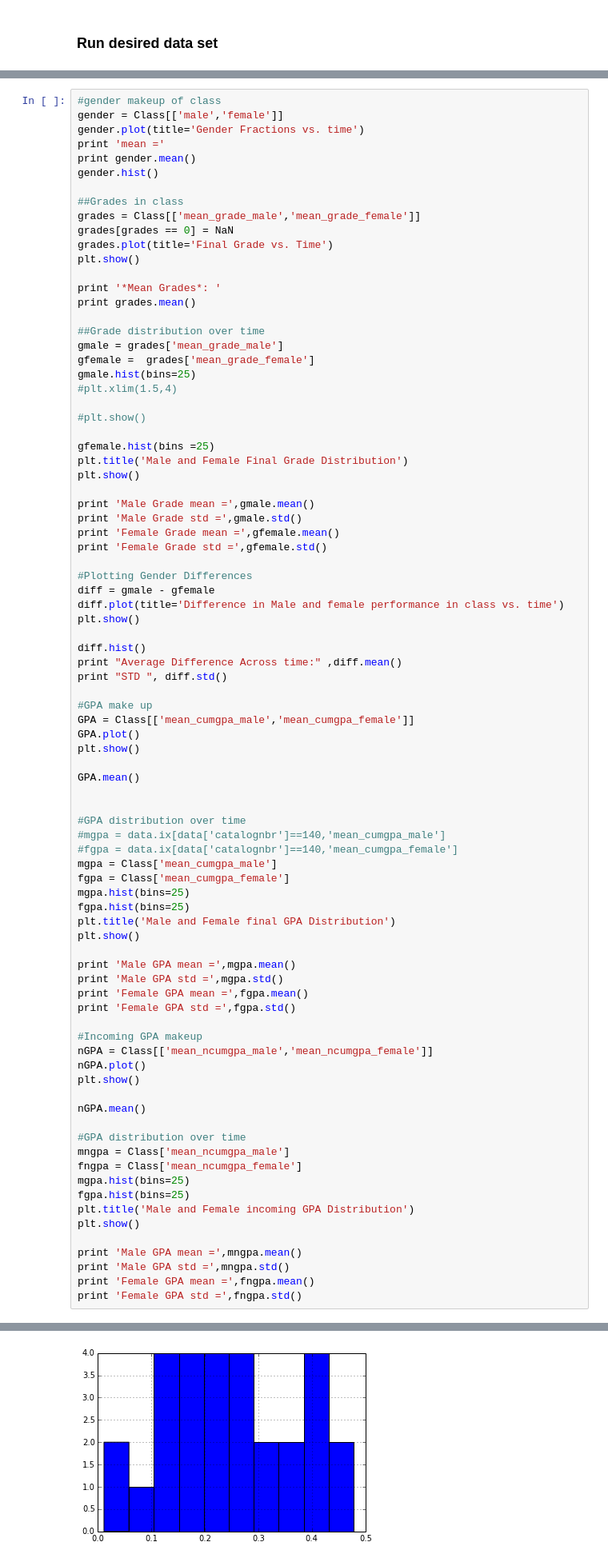
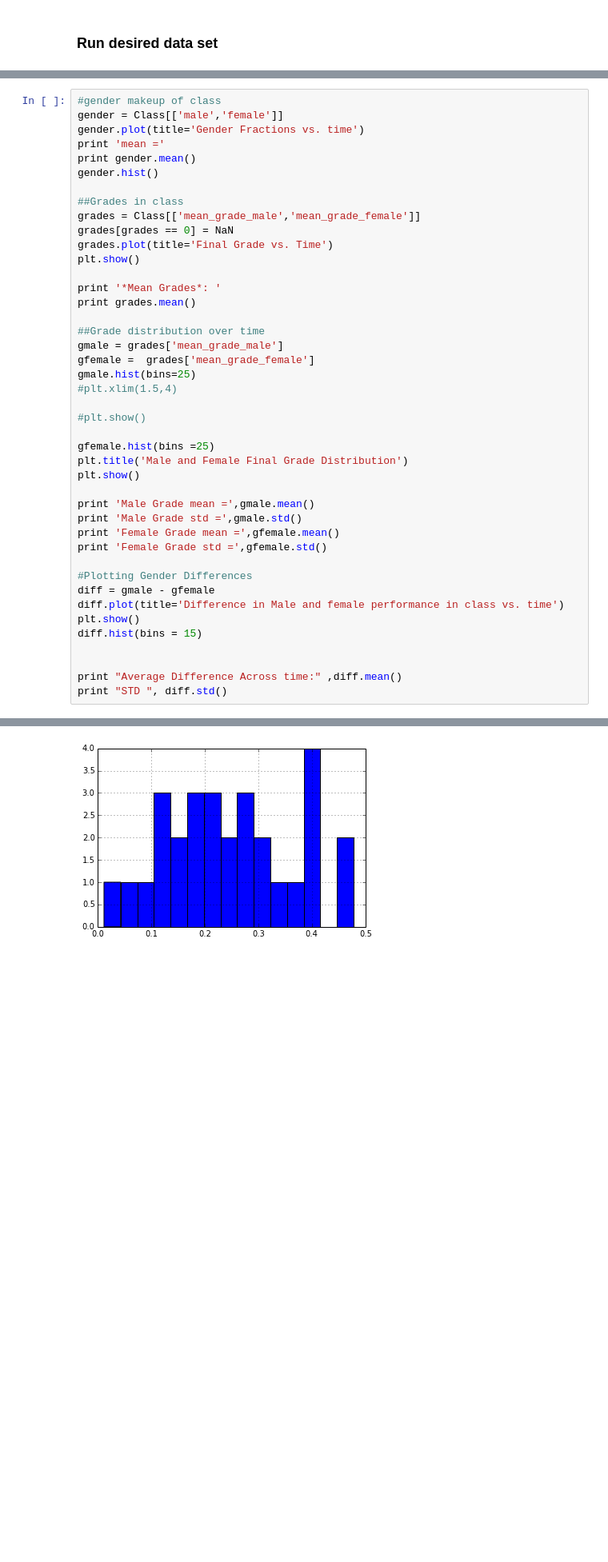
Before and after one commit to mkowshik/scaling-tribble, a Jupyter notebook: REBUILD DATA scripts/Final Scripts for Single Subject.ipynb, the cells around one changed output, grey strips where cells are left out. Shown: that part at 80% size. Saved outputs shown, nothing was run; the diff lists cells and outputs as text; blank space fills up the shorter version.

```diff
--- a/REBUILD DATA scripts/Final Scripts for Single Subject.ipynb
+++ b/REBUILD DATA scripts/Final Scripts for Single Subject.ipynb
@@ -55,75 +88,33 @@ print 'Male Grade std =',gmale.std()
 print 'Female Grade mean =',gfemale.mean()
 print 'Female Grade std =',gfemale.std()
 
 #Plotting Gender Differences
 diff = gmale - gfemale
 diff.plot(title='Difference in Male and female performance in class vs. time')
 plt.show()
+diff.hist(bins = 15)
 
-diff.hist()
+
 print "Average Difference Across time:" ,diff.mean()
 print "STD ", diff.std()
-
-#GPA make up
-GPA = Class[['mean_cumgpa_male','mean_cumgpa_female']]
-GPA.plot()
-plt.show()
-
-GPA.mean()
-
-
-#GPA distribution over time
-#mgpa = data.ix[data['catalognbr']==140,'mean_cumgpa_male']
-#fgpa = data.ix[data['catalognbr']==140,'mean_cumgpa_female']
-mgpa = Class['mean_cumgpa_male']
-fgpa = Class['mean_cumgpa_female']
-mgpa.hist(bins=25)
-fgpa.hist(bins=25)
-plt.title('Male and Female final GPA Distribution')
-plt.show()
-
-print 'Male GPA mean =',mgpa.mean()
-print 'Male GPA std =',mgpa.std()
-print 'Female GPA mean =',fgpa.mean()
-print 'Female GPA std =',fgpa.std()
-
-#Incoming GPA makeup
-nGPA = Class[['mean_ncumgpa_male','mean_ncumgpa_female']]
-nGPA.plot()
-plt.show()
-
-nGPA.mean()
-
-#GPA distribution over time
-mngpa = Class['mean_ncumgpa_male']
-fngpa = Class['mean_ncumgpa_female']
-mgpa.hist(bins=25)
-fgpa.hist(bins=25)
-plt.title('Male and Female incoming GPA Distribution')
-plt.show()
-
-print 'Male GPA mean =',mngpa.mean()
-print 'Male GPA std =',mngpa.std()
-print 'Female GPA mean =',fngpa.mean()
-print 'Female GPA std =',fngpa.std()
 # %% [output]
 mean =
 male      0.723754
 female    0.276246
 dtype: float64
 [figure]
 [figure]
 [figure]
 *Mean Grades*:
 mean_grade_male      2.807016
 mean_grade_female    2.559916
 dtype: float64
 [figure]
 Male Grade mean = 2.80701627586
 Male Grade std = 0.0894693072515
 Female Grade mean = 2.5599157931
 Female Grade std = 0.150595785694
 [figure]
 Average Difference Across time: 0.247100482759
 STD  0.124572249816
-[figure, old version]
+[figure, new version]
```
Also changed, not shown: parts of 8 cells of this notebook, 1 other file.
